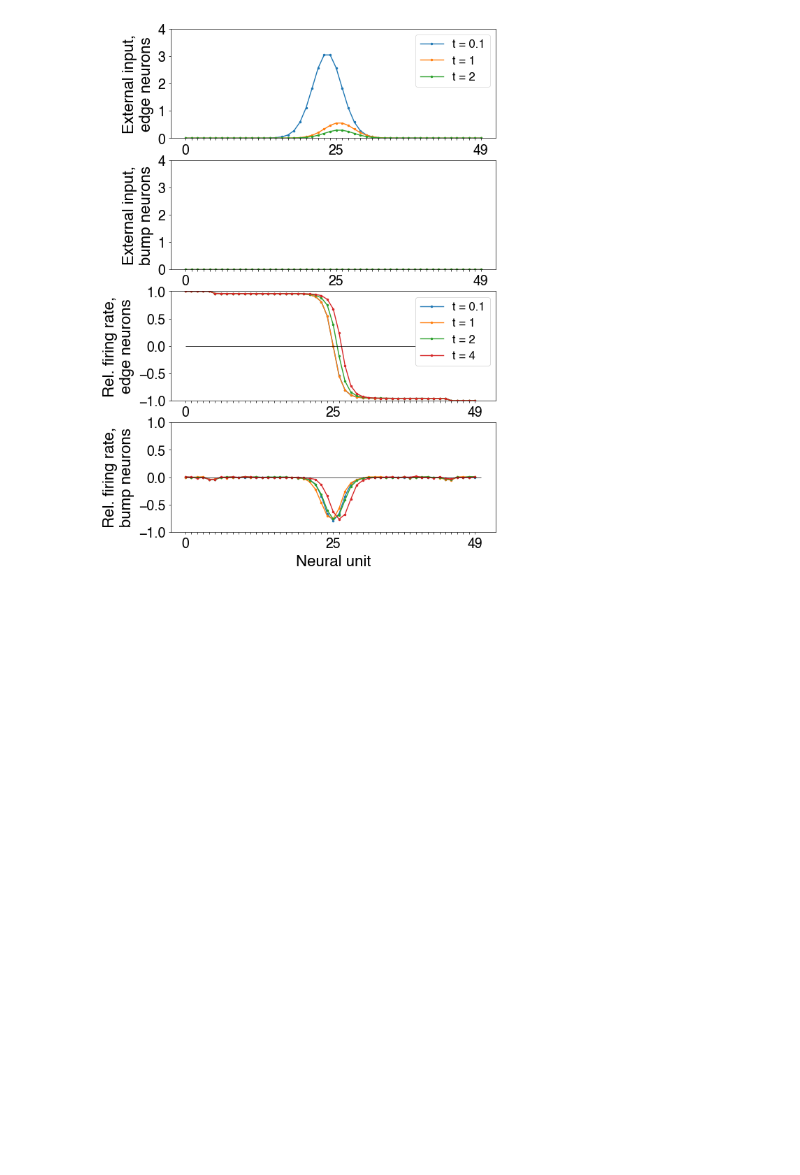
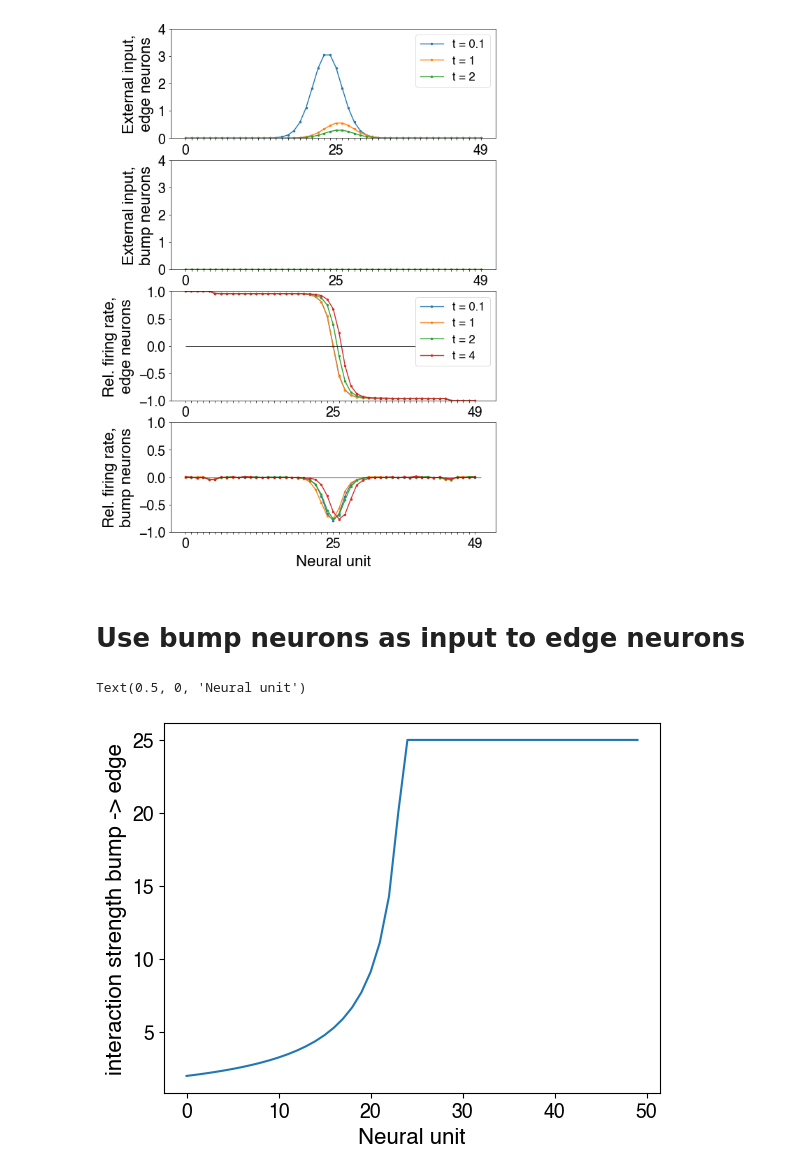
Before and after one commit to Collective-Logic-Lab/laplace-decisions, a Jupyter notebook: develop-self-sustained-translation-operator.ipynb, the cells around one changed output. Drawn from its saved outputs; the diff is of its cells as text; code cells hidden in the pictures; blank space fills up the shorter version.

Commit message:
add feedback from bump to edge neurons

```diff
--- a/develop-self-sustained-translation-operator.ipynb
+++ b/develop-self-sustained-translation-operator.ipynb
@@ -138,3 +142,5 @@ plt.subplots_adjust(bottom=0.15,top=0.95)
 #plt.savefig('231018_move_edge_decaying_velocity.pdf')
 # %% [output]
 [figure]
+# %% [markdown]
+# Use bump neurons as input to edge neurons
@@ -140,0 +149,19 @@ plt.subplots_adjust(bottom=0.15,top=0.95)
+# %%
+# set up 1-D line of units with nearest-neighbor interactions
+# and fixed boundary conditions implemented by large fields at the ends
+
+Npopulation = 50 # number of units in each population
+J = 2 # constant interaction strength between neighbors
+J_edge_bump = 1
+# setting strength of feedback from bump to edge neurons
+J_bump_edge = np.concatenate([[min(50/(25.5-i),25) for i in range(Npopulation//2)],
+                             25*np.ones(Npopulation//2)])
+
+net = laplace_network(Npopulation,J,J_edge_bump=J_edge_bump,J_bump_edge=J_bump_edge)
+# %%
+plt.plot(J_bump_edge)
+plt.ylabel('interaction strength bump -> edge')
+plt.xlabel('Neural unit')
+# %% [output]
+Text(0.5, 0, 'Neural unit')
+[figure, added]
```
Also changed, not shown: parts of 8 cells of this notebook, 1 other file.
